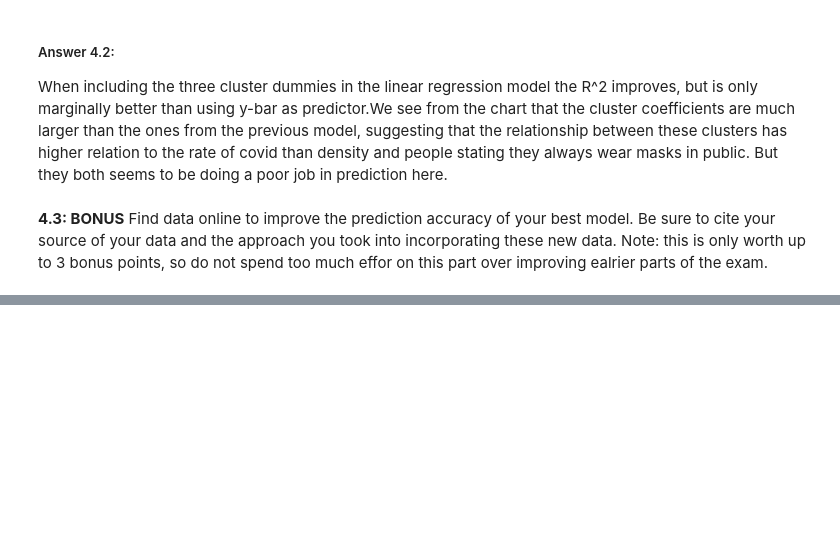
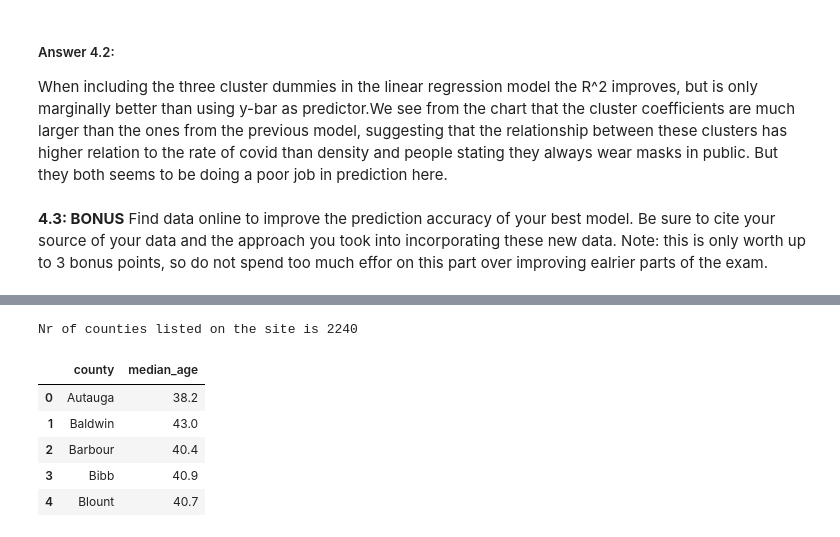
Before and after one commit to kkvalsvik/DataScience_cs109a_Harvard, a Jupyter notebook: cs_s109a_finalexam_2021.ipynb, the cells around one changed output, grey strips where cells are left out. Saved outputs shown, nothing was run; the diff lists cells and outputs as text; code cells hidden in the pictures; blank space fills up the shorter version.

```diff
--- a/cs_s109a_finalexam_2021.ipynb
+++ b/cs_s109a_finalexam_2021.ipynb
@@ -1290,0 +1253,34 @@ SyntaxError: invalid syntax (<ipython-input-46-8ac8caaa06ec>, line 4)
+# %%
+# Scraping for median ages. Source: https://fred.stlouisfed.org/release/tables?rid=430&eid=326753
+from bs4 import BeautifulSoup
+import requests
+# page = requests.get("https://fred.stlouisfed.org/https://fred.stlouisfed.org/release/tables?rid=430&eid=326754")
+mainpage = requests.get("https://fred.stlouisfed.org/release/tables?rid=430&eid=326753")
+# soup = BeautifulSoup(page.text, 'html.parser')
+soup_main = BeautifulSoup(mainpage.text, 'html.parser')
+# %%
+median_ages = []
+counties = []
+for state in range(51):
+    site = requests.get("https://fred.stlouisfed.org/"+soup_main.find('table',border="0").find_all('tr')[state].td.a["href"])  #linken (mangler hovedd)
+    site = BeautifulSoup(site.text, 'html.parser')
+    for i in range(int(soup_main.find('table',border="0").find_all('tr')[state].td.text[-8:-6].strip().replace("(", ""))):
+        median_ages.append(site.find('table',id="release-elements-tree").tbody.find_all('tr')[i].find_all('td')[2].text.strip())
+        counties.append(site.find('table',id="release-elements-tree").tbody.find_all('tr')[i].find_all('td')[1].find_all('span')[0].a.text)
+ages_df = pd.DataFrame(median_ages,counties);#, columns=['age'])
+# %%
+# Dataframe of ages (without names as index):
+ages = pd.DataFrame(zip(counties,median_ages), columns=['county','median_age'])
+
+# Now I need to split the names up so that it matches the ones in covid_clean:
+ages['county'] = ages.county.str.split().str.get(0)
+print('Nr of counties listed on the site is',ages.shape[0])
+ages.head()
+# %% [output]
+Nr of counties listed on the site is 2240
+|  | county | median_age |
+| 0 | Autauga | 38.2 |
+| 1 | Baldwin | 43.0 |
+| 2 | Barbour | 40.4 |
+| 3 | Bibb | 40.9 |
+| 4 | Blount | 40.7 |
```
Also changed, not shown: parts of 26 cells of this notebook.
